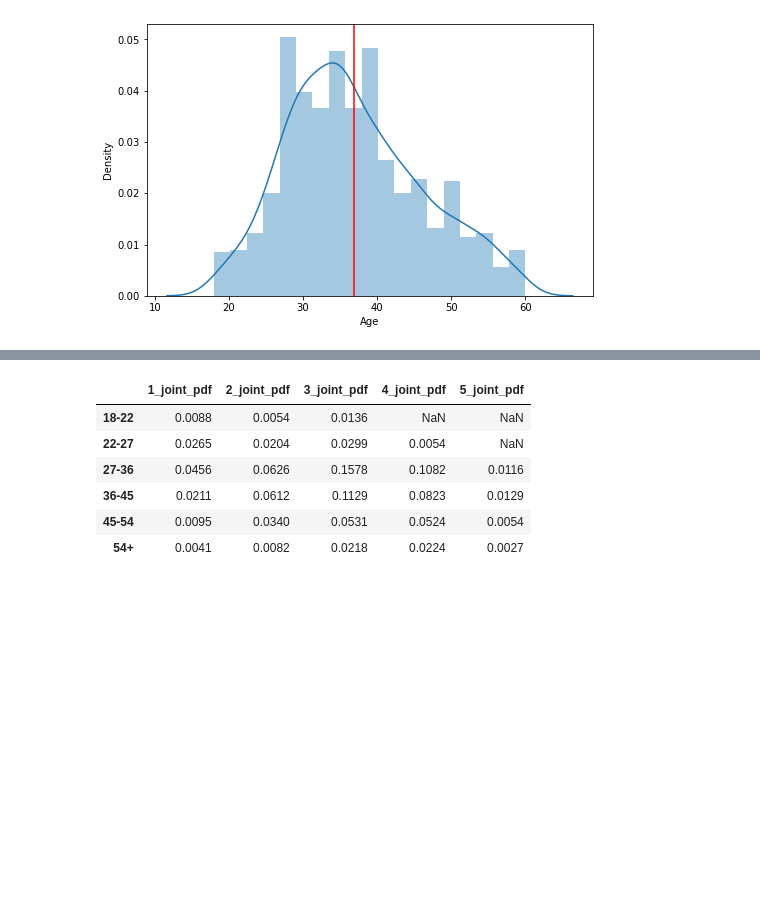
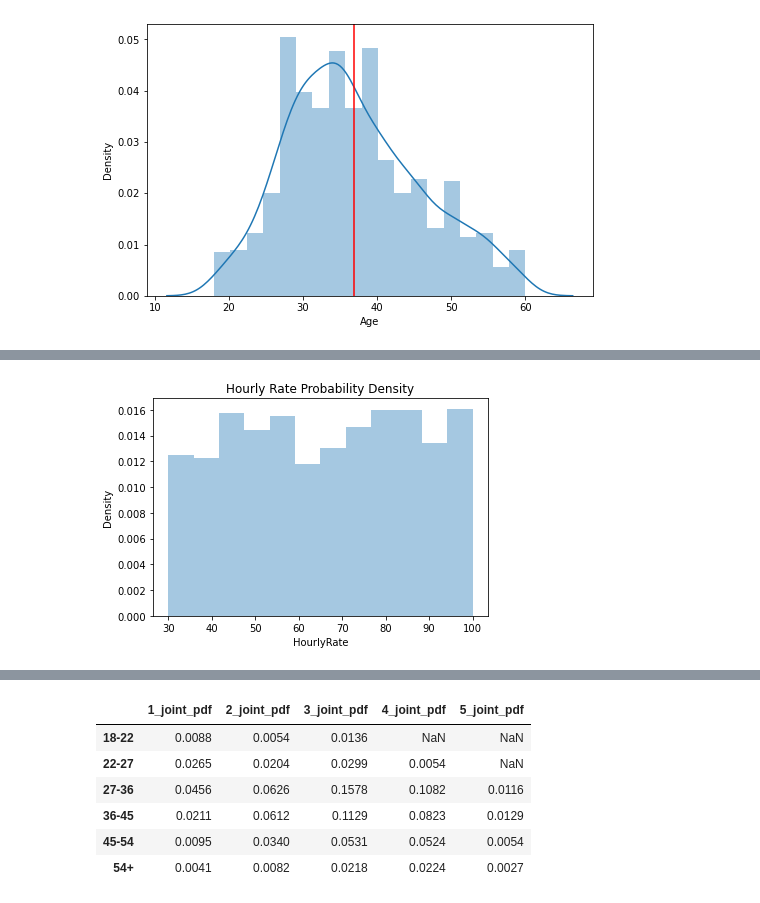
Before and after one commit to rage-against-the-machine-learning/simulate-employee-attrition, a Jupyter notebook: notebooks/LogReg.ipynb, the cells around one changed output, grey strips where cells are left out. Cells and saved outputs as stored; diff of their text form; code cells hidden in the pictures; blank space fills up the shorter version.

```diff
--- a/notebooks/2021-10-16-Data-EDA.ipynb
+++ b/notebooks/LogReg.ipynb
@@ -150,0 +155,7 @@ expo_fig.savefig('../reports/figures/expo-distributions.png')
+# %%
+sns.distplot(ibm['HourlyRate'], norm_hist=True, kde=False)
+plt.ylabel('Density')
+plt.title('Hourly Rate Probability Density')
+plt.show()
+# %% [output]
+[figure, added]
```
Also changed, not shown: parts of 25 cells of this notebook, 2 other files.
